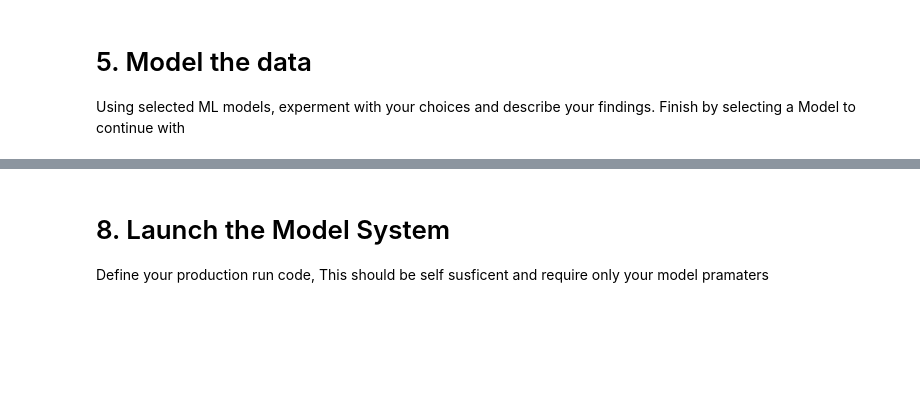
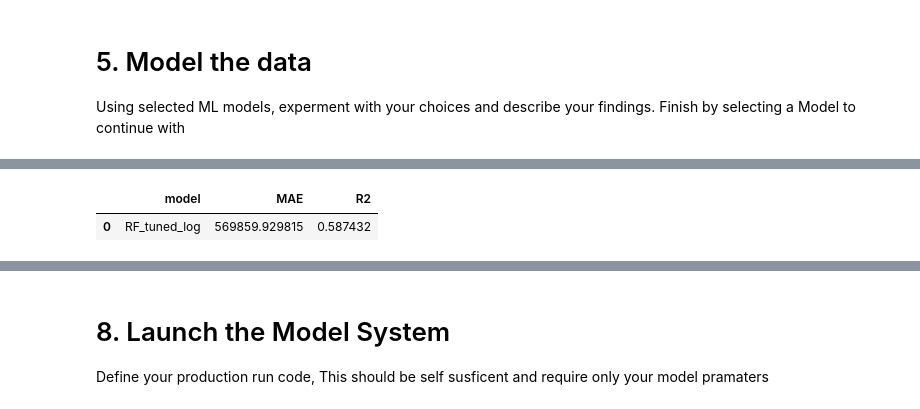
Before and after one commit to Andrey199123/Machine-Learning, a Jupyter notebook: Project_2/Project_2.ipynb, the cells around one changed output, grey strips where cells are left out. Saved outputs shown, nothing was run; the diff lists cells and outputs as text; code cells hidden in the pictures; blank space fills up the shorter version.

```diff
--- a/Project_2/Project_2.ipynb
+++ b/Project_2/Project_2.ipynb
@@ -307,0 +372,84 @@ In a customer faceing Document provide summery of finding and detail approach ta
+# %%
+import numpy as np, pandas as pd, json, joblib
+from pathlib import Path
+from sklearn.compose import ColumnTransformer
+from sklearn.preprocessing import OneHotEncoder
+from sklearn.impute import SimpleImputer
+from sklearn.pipeline import Pipeline
+from sklearn.ensemble import RandomForestRegressor
+from sklearn.model_selection import RandomizedSearchCV
+from sklearn.metrics import mean_absolute_error, r2_score
+from scipy.stats import randint
+
+RANDOM_STATE = 1337
+ARTIFACT_DIR = Path("./artifacts"); ARTIFACT_DIR.mkdir(exist_ok=True, parents=True)
+MODEL_PATH = ARTIFACT_DIR / "model.joblib"
+META_PATH = ARTIFACT_DIR / "meta.json"
+
+def make_xy_log(df, target="SoldPrice"):
+    y = np.log1p(df[target].astype(float).values)
+    drop = {target, "PricePerSqFt", "ListingPrice", "ListPrice", "price_per_sqft", "Address"}
+    drop |= {c for c in df.columns if ("price" in c.lower() and c not in {target})}
+    X = df.drop(columns=[c for c in drop if c in df.columns], errors="ignore").copy()
+    cat = [c for c in X.columns if X[c].dtype == "object"]
+    num = [c for c in X.columns if c not in cat]
+    return X, y, num, cat, sorted(list(drop))
+
+# reuse train/test (or tr/va) from Step 5
+base_tr = train if "train" in globals() else tr
+base_va = test  if "test"  in globals() else va
+
+Xtr, ytr, num, cat, dropped = make_xy_log(base_tr, "SoldPrice")
+Xva, yva, _,  _, _        = make_xy_log(base_va, "SoldPrice")
+
+pre = ColumnTransformer([
+    ("num", SimpleImputer(strategy="median"), [c for c in Xtr.columns if Xtr[c].dtype!="object"]),
+    ("cat", Pipeline([("imp", SimpleImputer(strategy="most_frequent")),
+                      ("oh", OneHotEncoder(handle_unknown="ignore"))]),
+     [c for c in Xtr.columns if Xtr[c].dtype=="object"])
+])
+
+rf = Pipeline([("prep", pre), ("m", RandomForestRegressor(random_state=RANDOM_STATE, n_jobs=-1))])
+
+param_dist = {
+    "m__n_estimators": randint(400, 900),
+    "m__max_depth": randint(6, 32),
+    "m__min_samples_split": randint(2, 20),
+    "m__min_samples_leaf": randint(1, 10),
+    "m__max_features": ["sqrt", "log2", None, 0.5, 0.7],
+}
+
+search = RandomizedSearchCV(
+    rf, param_dist, n_iter=35, cv=3,
+    scoring="neg_mean_absolute_error", n_jobs=-1, random_state=RANDOM_STATE, verbose=0
+)
+search.fit(Xtr, ytr)
+
+# evaluate in original dollars
+p_val_dollars = np.expm1(search.best_estimator_.predict(Xva))
+y_val_dollars = np.expm1(yva)
+mae = float(mean_absolute_error(y_val_dollars, p_val_dollars))
+r2  = float(r2_score(y_val_dollars, p_val_dollars))
+
+bench_log = pd.DataFrame([{"model":"RF_tuned_log", "MAE": mae, "R2": r2}])
+display(bench_log)
+
+# refit on all (log-space), then persist
+X_all  = pd.concat([Xtr, Xva], axis=0)
+y_all  = np.concatenate([ytr, yva], axis=0)
+final  = search.best_estimator_.fit(X_all, y_all)
+
+joblib.dump(final, MODEL_PATH)
+META_PATH.write_text(json.dumps({
+    "target": "SoldPrice",
+    "log_target": True,
+    "chosen_model": "RF_tuned_log",
+    "best_params": search.best_params_,
+    "metrics_table": bench_log.to_dict(orient="records"),
+    "dropped_cols": dropped
+}, indent=2))
+
+MODEL_PATH
+# %% [output]
+|  | model | MAE | R2 |
+| 0 | RF_tuned_log | 569859.929815 | 0.587432 |
```
Also changed, not shown: parts of 16 cells of this notebook, 11 other files.
